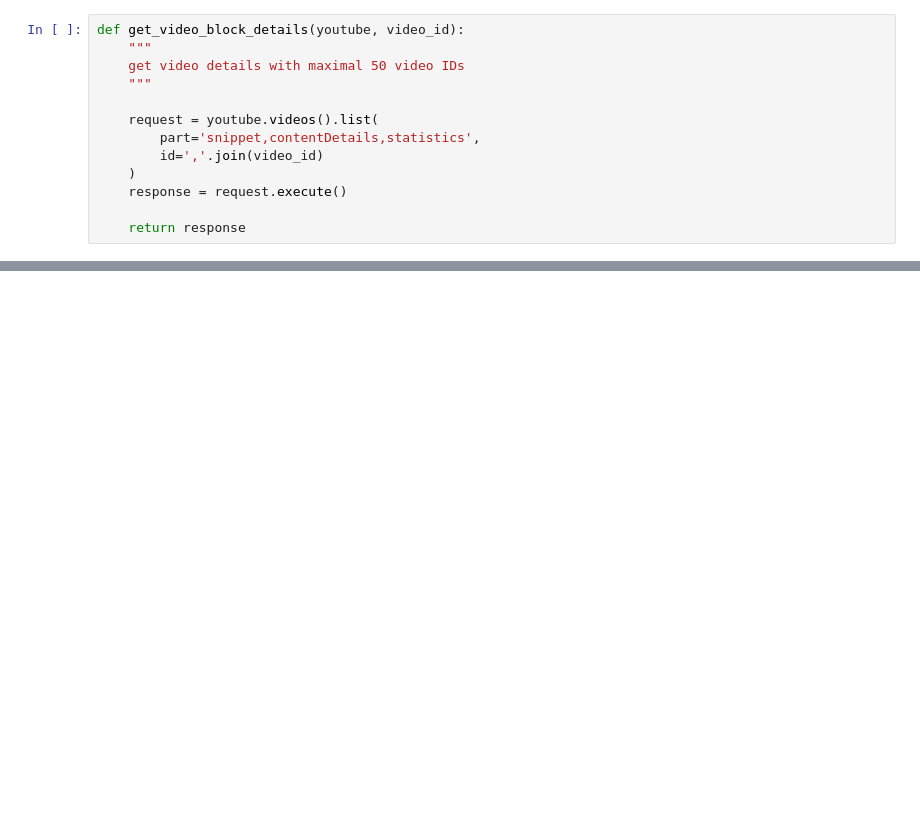
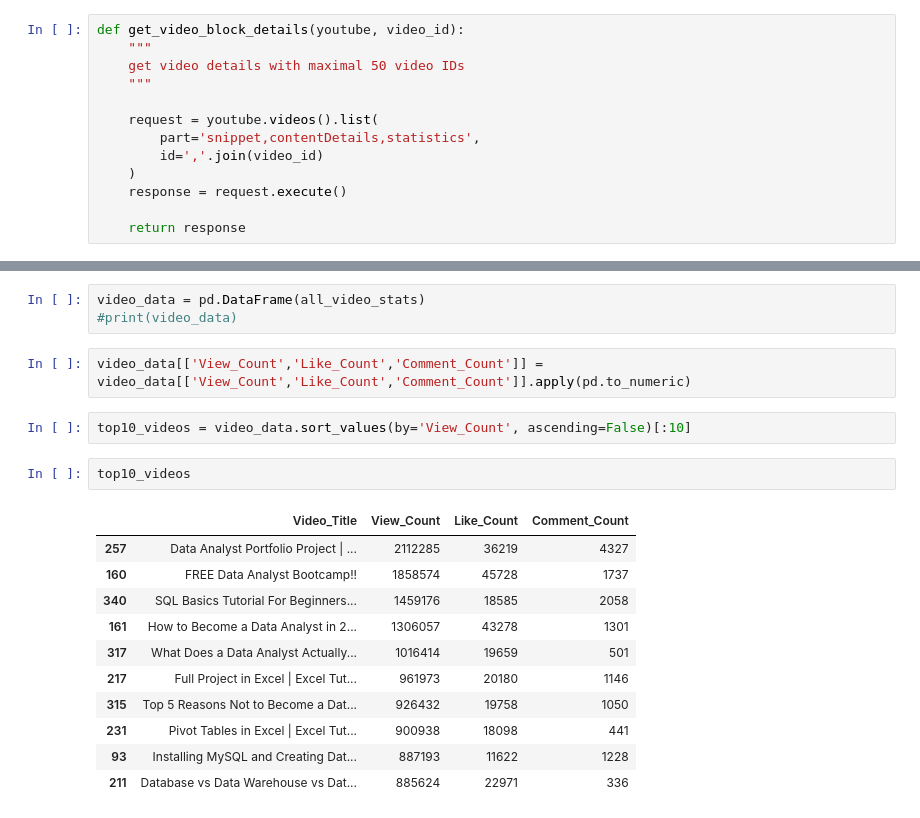
Before and after one commit to LiLuo086/youtube-data-analysis-case-study, a Jupyter notebook: YouTube-DA-Project/YouTube-DA-Project.ipynb, the cells around one changed output, grey strips where cells are left out. Drawn from its saved outputs; the diff is of its cells as text; blank space fills up the shorter version.

```diff
--- a/YouTube-DA-Project/YouTube-DA-Project.ipynb
+++ b/YouTube-DA-Project/YouTube-DA-Project.ipynb
@@ -271,0 +270,21 @@ get_all_video_details(youtube,video_ids)
+# %%
+video_data = pd.DataFrame(all_video_stats)
+#print(video_data)
+# %%
+video_data[['View_Count','Like_Count','Comment_Count']] = video_data[['View_Count','Like_Count','Comment_Count']].apply(pd.to_numeric)
+# %%
+top10_videos = video_data.sort_values(by='View_Count', ascending=False)[:10]
+# %%
+top10_videos
+# %% [output]
+|  | Video_Title | View_Count | Like_Count | Comment_Count |
+| 257 | Data Analyst Portfolio Project | ... | 2112285 | 36219 | 4327 |
+| 160 | FREE Data Analyst Bootcamp!! | 1858574 | 45728 | 1737 |
+| 340 | SQL Basics Tutorial For Beginners... | 1459176 | 18585 | 2058 |
+| 161 | How to Become a Data Analyst in 2... | 1306057 | 43278 | 1301 |
+| 317 | What Does a Data Analyst Actually... | 1016414 | 19659 | 501 |
+| 217 | Full Project in Excel | Excel Tut... | 961973 | 20180 | 1146 |
+| 315 | Top 5 Reasons Not to Become a Dat... | 926432 | 19758 | 1050 |
+| 231 | Pivot Tables in Excel | Excel Tut... | 900938 | 18098 | 441 |
+| 93 | Installing MySQL and Creating Dat... | 887193 | 11622 | 1228 |
+| 211 | Database vs Data Warehouse vs Dat... | 885624 | 22971 | 336 |
```
Also changed, not shown: parts of 18 cells of this notebook, 1 other file.
